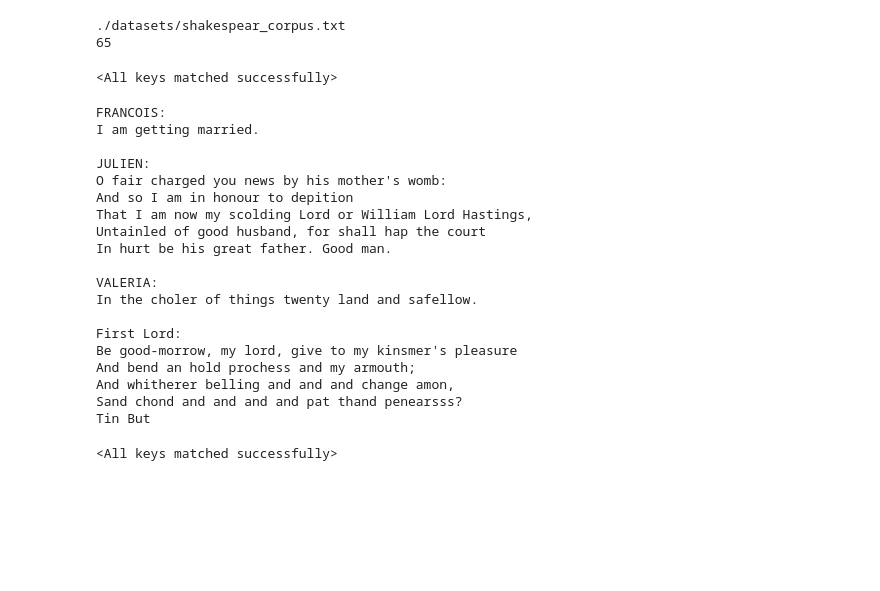
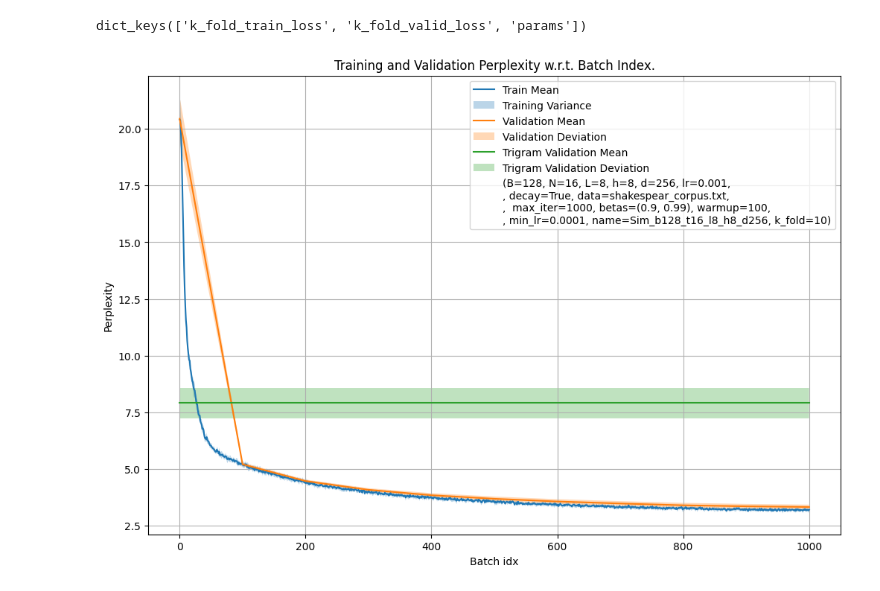
Before and after one commit to swissarthurfreeman/Shakespeak, a Jupyter notebook: main.ipynb, the cells around one changed output. Drawn from its saved outputs; the diff is of its cells as text; code cells hidden in the pictures; blank space fills up the shorter version.

```diff
--- a/main.ipynb
+++ b/main.ipynb
@@ -162,82 +61,16 @@ dict_keys(['model', 'valid_loss', 'train_loss', 'params'])
 # %%
 import torch
 from utils import cv_losses_graph, perplexity_graph
 
-cross_val_run = torch.load(f'{path}/total_cross_val_metrics.pt')   # load final recap file.
+# load cross validation recap file.
+cross_val_run = torch.load(f'./simulation_results/Sim_b128_t16_l8_h8_d256/total_cross_val_metrics.pt')
 print(cross_val_run.keys())
-print(cross_val_run['k_fold_train_loss'].size())
-
 
 perplexity_graph(
     cross_val_run ['k_fold_train_loss'], cross_val_run['k_fold_valid_loss'],
-    cross_val_run['params']['val_int'], path, # save graph to same folder
-    True, "chill_model", cross_val_run['params']
+    val_int=cross_val_run['params']['val_int'], name="Large window small model",
+    args=cross_val_run['params']
 )
+# %% [output]
+dict_keys(['k_fold_train_loss', 'k_fold_valid_loss', 'params'])
+[figure, added]
-# %%
-B = 128
-N = 256  # context of up to 256 previous characters
-L = 16
-h = 16
-d = 256
-
-
-data = CharDataSet(B, dataset_path='./datasets/shakespear_corpus.txt')
-
-V = data.get_vocab_size()
-
-print(V)
-model = GPT(B, L, d, 3*d, N, h, V)
-
-cpkt = torch.load("./runs/long_model_b128_t256_l16_h16_d256/long_model_b128_t256_l16_h16_d256_0_5000.pt", map_location=torch.device('cpu'))
-model.load_state_dict(cpkt['model'])
-# %% [output]
-./datasets/shakespear_corpus.txt
-65
-<All keys matched successfully>
-# %%
-new_tokens = generate(model, data.encode("FRANCOIS:\nI am getting married.\n\nJULIEN:"), 500)
-
-
-print(data.decode(new_tokens))
-# %% [output]
-FRANCOIS:
-I am getting married.
-
-JULIEN:
-O fair charged you news by his mother's womb:
-And so I am in honour to depition
-That I am now my scolding Lord or William Lord Hastings,
-Untainled of good husband, for shall hap the court
-In hurt be his great father. Good man.
-
-VALERIA:
-In the choler of things twenty land and safellow.
-
-First Lord:
-Be good-morrow, my lord, give to my kinsmer's pleasure
-And bend an hold prochess and my armouth;
-And whitherer belling and and and change amon,
-Sand chond and and and and pat thand penearsss?
-Tin But
-# %%
-from utils import CharDataSet
-from model import GPT
-import torch
-
-B = 128
-N = 256  # context of up to 256 previous characters
-L = 16
-h = 16
-d = 256
-
-
-data = CharDataSet(B, dataset_path='./datasets/shakespear_corpus.txt')
-
-V = data.get_vocab_size()
-
-model = GPT(B, L, d, 3*d, N, h, V)
-
-cpkt = torch.load("./runs/long_model_b128_t256_l16_h16_d256_0_5000.pt", map_location=torch.device('cpu'))
-model.load_state_dict(cpkt['model'])
-# %% [output]
-<All keys matched successfully>
```
Also changed, not shown: parts of 28 cells of this notebook, 3 other files.
